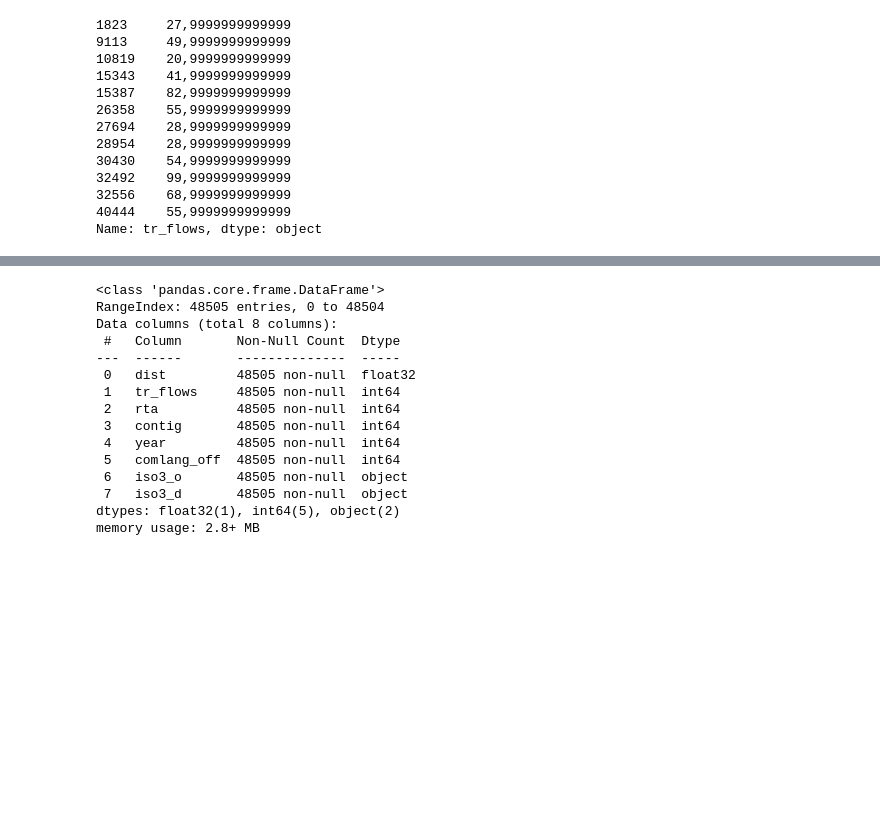
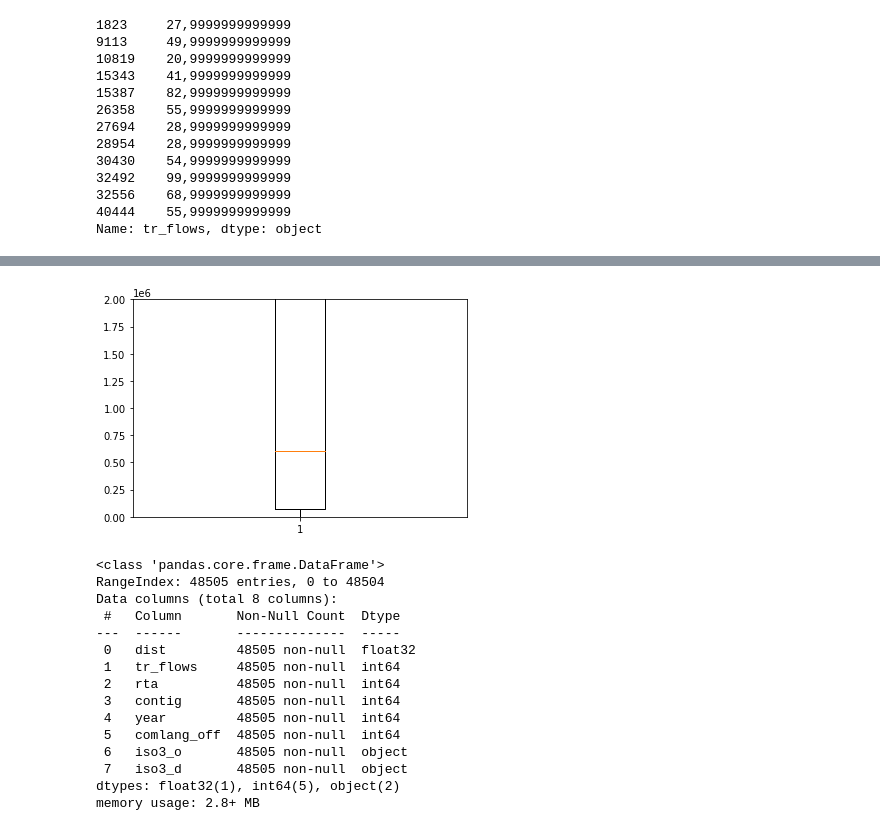
Before and after one commit to makcfd/angela-thesis, a Jupyter notebook: Regression_for_pharma_additional_formula.ipynb, the cells around one changed output, grey strips where cells are left out. Saved outputs shown, nothing was run; the diff lists cells and outputs as text; code cells hidden in the pictures; blank space fills up the shorter version.

```diff
--- a/Model 4.ipynb
+++ b/Regression_for_pharma_additional_formula.ipynb
@@ -94,3 +97,9 @@ plt.show()
+# %%
+plt.ylim(0,2000000)
+plt.boxplot(data['tr_flows'])
+plt.show()
+# %% [output]
+[figure, added]
 # %%
 data['dist'] = data['dist'].apply(lambda row: row.replace(',','.') if (',' in row) else row)
 # %%
```
Also changed, not shown: parts of 6 cells of this notebook, 5 other files.
